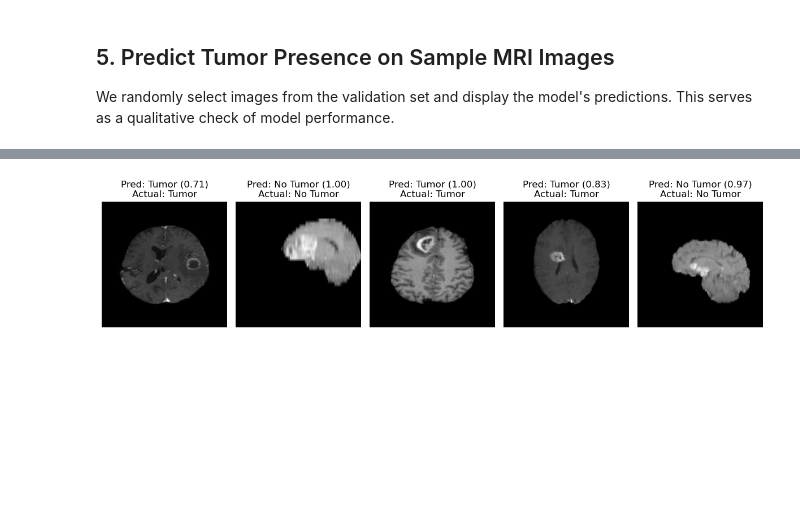
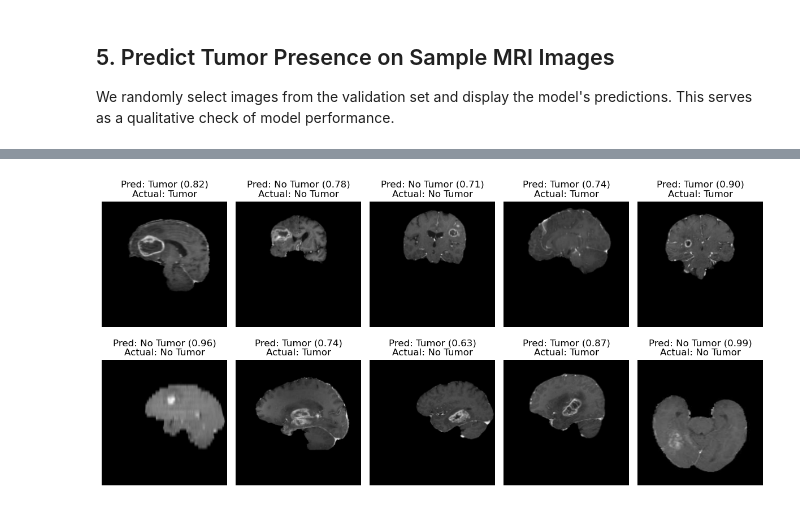
Before and after one commit to MartinMans/brain_tumor_classification, a Jupyter notebook: Notebook.ipynb, the cells around one changed output, grey strips where cells are left out. Drawn from its saved outputs; the diff is of its cells as text; code cells hidden in the pictures; blank space fills up the shorter version.

```diff
--- a/Notebook.ipynb
+++ b/Notebook.ipynb
@@ -204,0 +206,4 @@ print("✅ Dataset pipeline created.")
+# %%
+# Create a dataset using the new create_dataset() function
+base_dataset = create_dataset(dataset)
+print("✅ base_dataset created successfully.")
@@ -285,7 +294,7 @@ EPOCHS = 10
 steps_per_epoch = len(dataset) // BATCH_SIZE
 
 history = model.fit(
-    final_dataset,
+    base_dataset,
     epochs=EPOCHS,
     steps_per_epoch=steps_per_epoch
 )
@@ -341,35 +350,8 @@ Validation size: 176
 # %%
 # After splitting the data into train_data and val_data
 
-# Define the generator function
-def train_generator():
-    for image_path, label, bbox in train_data:
-        if bbox is None:
-            bbox = [0.0, 0.0, 0.0, 0.0]
-        yield image_path.encode(), label, bbox
-
-# Define the output signature
-train_output_signature = (
-    tf.TensorSpec(shape=(), dtype=tf.string),
-    tf.TensorSpec(shape=(), dtype=tf.int32),
-    tf.TensorSpec(shape=(4,), dtype=tf.float32)
-)
-
-# Create the training dataset
-train_dataset = tf.data.Dataset.from_generator(
-    train_generator,
-    output_signature=train_output_signature
-)
-
-# Optimize the dataset pipeline
-train_dataset = (
-    train_dataset
-    .map(load_and_preprocess)
-    .shuffle(1000)
-    .batch(BATCH_SIZE)
-    .prefetch(tf.data.AUTOTUNE)
-    .repeat()  # Ensures the dataset loops over for multiple epochs
-)
+train_dataset = create_dataset(train_data)
+print("✅ train_dataset created successfully.")
 
 # Proceed to model training
 steps_per_epoch = len(train_data) // BATCH_SIZE
@@ -443,8 +403,8 @@ This serves as a qualitative check of model performance.
 # %%
 import random
 
-# Choose 5 random samples from validation data
-sample_images = random.sample(val_data, 5)
+# Choose 10 random samples from validation data
+sample_images = random.sample(val_data, 10)
 
 plt.figure(figsize=(12, 6))
 
@@ -465,7 +425,7 @@ for i, (image_path, true_label, bbox) in enumerate(sample_images):
     actual_label = "Tumor" if true_label == 1 else "No Tumor"
 
     # Plot
-    ax = plt.subplot(1, 5, i + 1)
+    ax = plt.subplot(2, 5, i + 1)
     plt.imshow(tf.squeeze(image))
     plt.title(f"Pred: {pred_label} ({confidence:.2f})\nActual: {actual_label}")
     plt.axis("off")
@@ -481 +446 @@ plt.show()
-[figure, old version]
+[figure, new version]
```
Also changed, not shown: parts of 11 cells of this notebook, 1 other file.
